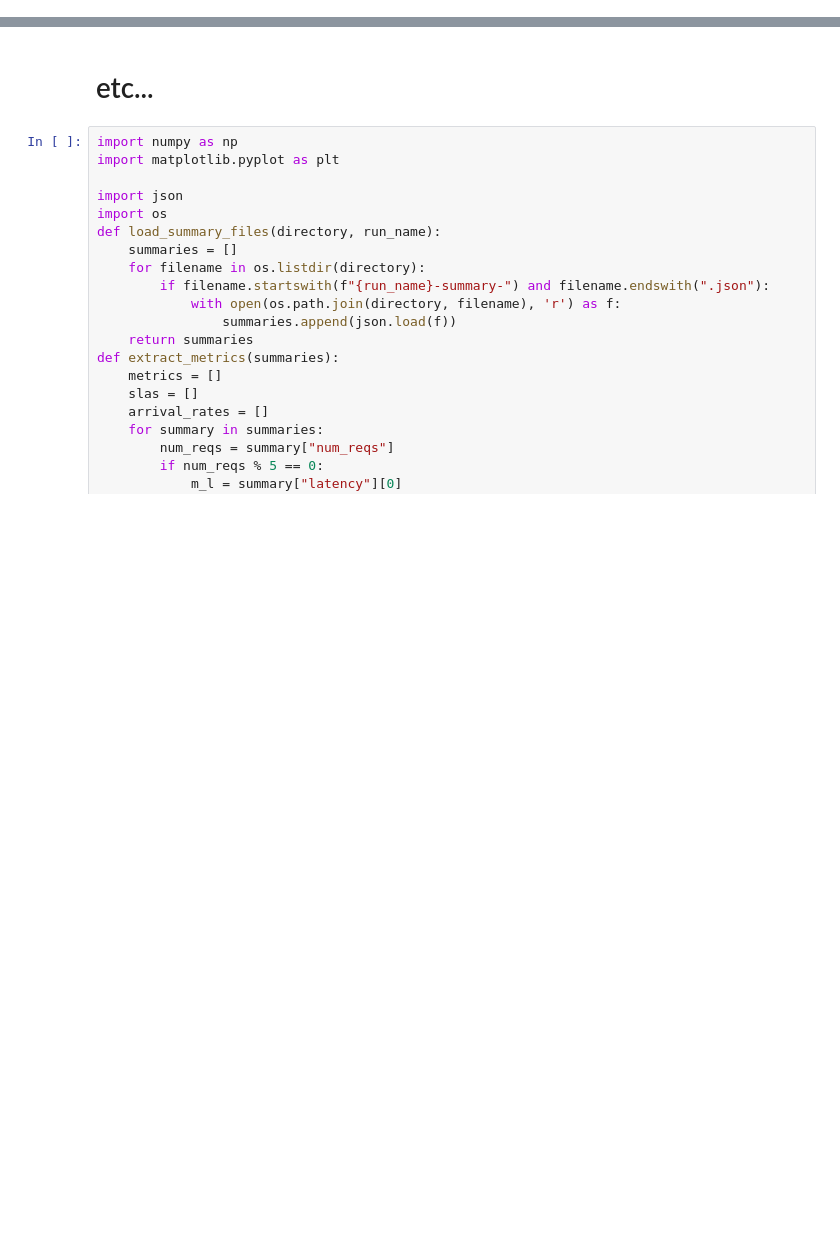
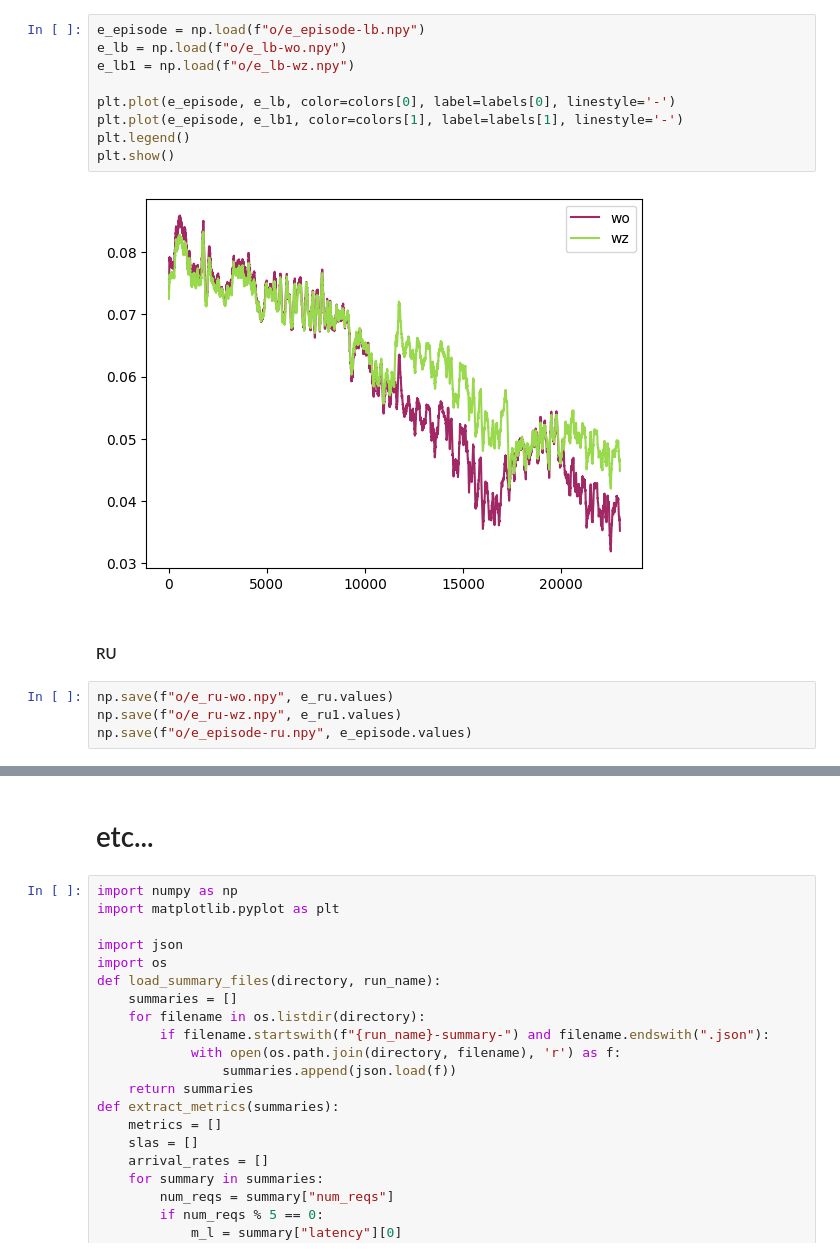
Before and after one commit to 6grc-svc-orch/toporag, a Jupyter notebook: plot.ipynb, the cells around one changed output, grey strips where cells are left out. Saved outputs shown, nothing was run; the diff lists cells and outputs as text; blank space fills up the shorter version.

```diff
--- a/plot.ipynb
+++ b/plot.ipynb
@@ -92,0 +67,17 @@ plt.show()
+# %%
+e_episode = np.load(f"o/e_episode-lb.npy")
+e_lb = np.load(f"o/e_lb-wo.npy")
+e_lb1 = np.load(f"o/e_lb-wz.npy")
+
+plt.plot(e_episode, e_lb, color=colors[0], label=labels[0], linestyle='-')
+plt.plot(e_episode, e_lb1, color=colors[1], label=labels[1], linestyle='-')
+plt.legend()
+plt.show()
+# %% [output]
+[figure, added]
+# %% [markdown]
+#### RU
+# %%
+np.save(f"o/e_ru-wo.npy", e_ru.values)
+np.save(f"o/e_ru-wz.npy", e_ru1.values)
+np.save(f"o/e_episode-ru.npy", e_episode.values)
```
Also changed, not shown: parts of 34 cells of this notebook.
